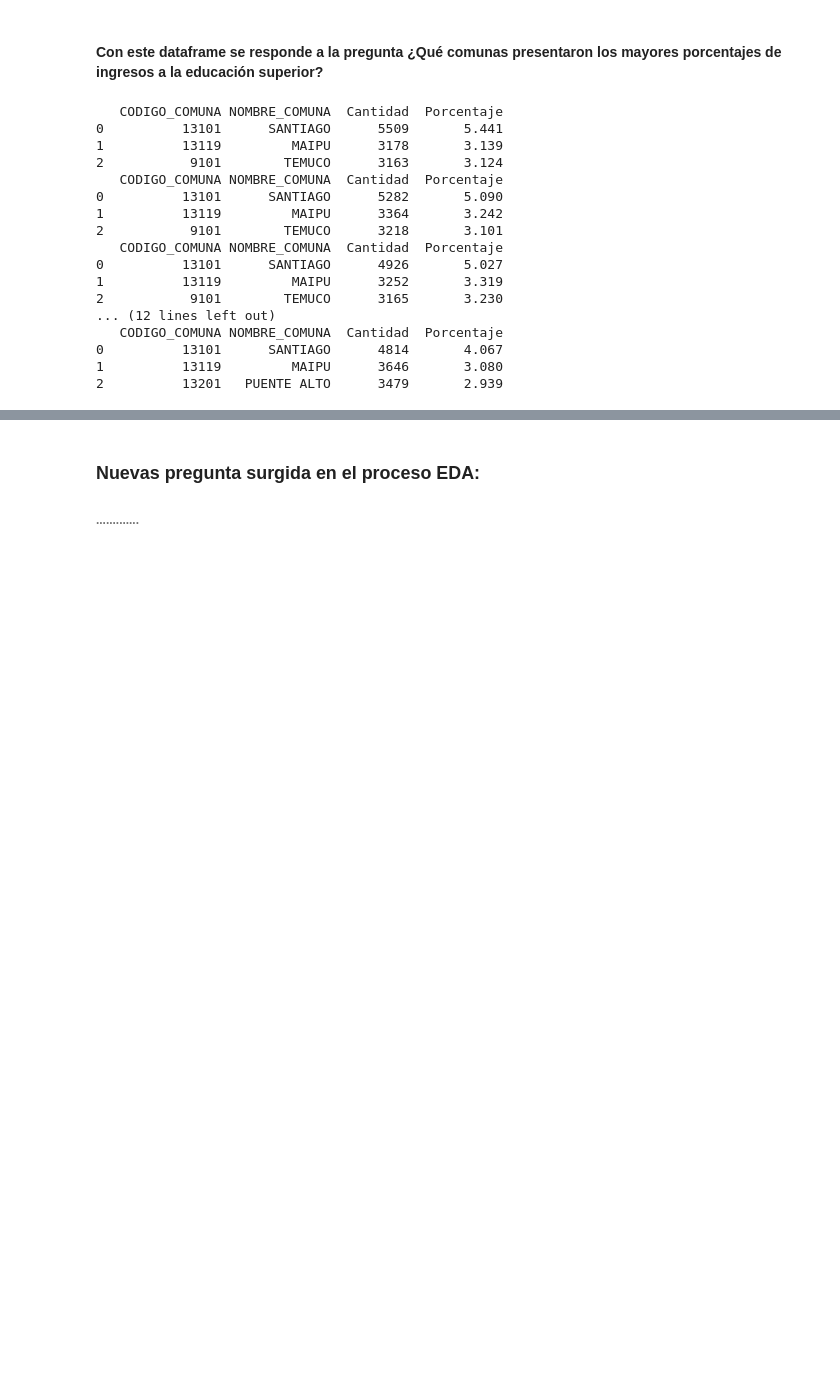
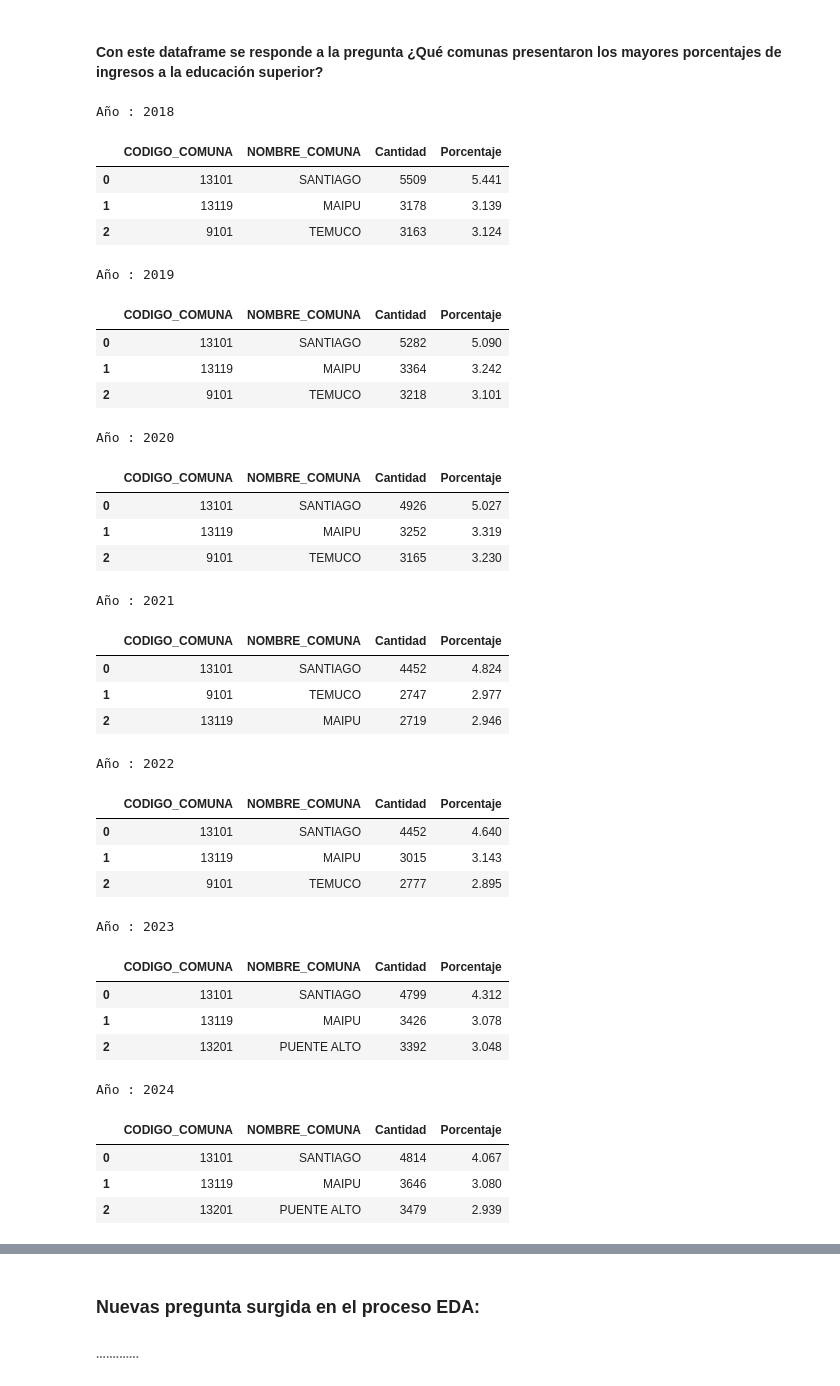
Before and after one commit to Proyecto-IMT-2200/2025-2, a Jupyter notebook: Borrador_Proyecto.ipynb, the cells around one changed output, grey strips where cells are left out. Drawn from its saved outputs; the diff is of its cells as text; code cells hidden in the pictures; blank space fills up the shorter version.

```diff
--- a/Borrador_Proyecto.ipynb
+++ b/Borrador_Proyecto.ipynb
@@ -727,25 +705,42 @@ lista_final[len(lista_final) - 1].head()
 #### Con este dataframe se responde a la pregunta ¿Qué comunas presentaron los mayores porcentajes de ingresos a la educación superior?
 # %%
 for i in range(len(lista_final)):
-    print(lista_final[i].head(3))
-
-#hacer mas bonita esta parte, la hare luego
+    print("Año :",2018 + i)
+    display(lista_final[i].head(3))
 # %% [output]
-   CODIGO_COMUNA NOMBRE_COMUNA  Cantidad  Porcentaje
-0          13101      SANTIAGO      5509       5.441
-1          13119         MAIPU      3178       3.139
-2           9101        TEMUCO      3163       3.124
-   CODIGO_COMUNA NOMBRE_COMUNA  Cantidad  Porcentaje
-0          13101      SANTIAGO      5282       5.090
-1          13119         MAIPU      3364       3.242
-2           9101        TEMUCO      3218       3.101
-   CODIGO_COMUNA NOMBRE_COMUNA  Cantidad  Porcentaje
-0          13101      SANTIAGO      4926       5.027
-1          13119         MAIPU      3252       3.319
-2           9101        TEMUCO      3165       3.230
-... (12 lines left out)
-   CODIGO_COMUNA NOMBRE_COMUNA  Cantidad  Porcentaje
-0          13101      SANTIAGO      4814       4.067
-1          13119         MAIPU      3646       3.080
-2          13201   PUENTE ALTO      3479       2.939
+Año : 2018
+|  | CODIGO_COMUNA | NOMBRE_COMUNA | Cantidad | Porcentaje |
+| 0 | 13101 | SANTIAGO | 5509 | 5.441 |
+| 1 | 13119 | MAIPU | 3178 | 3.139 |
+| 2 | 9101 | TEMUCO | 3163 | 3.124 |
+Año : 2019
+|  | CODIGO_COMUNA | NOMBRE_COMUNA | Cantidad | Porcentaje |
+| 0 | 13101 | SANTIAGO | 5282 | 5.090 |
+| 1 | 13119 | MAIPU | 3364 | 3.242 |
+| 2 | 9101 | TEMUCO | 3218 | 3.101 |
+Año : 2020
+|  | CODIGO_COMUNA | NOMBRE_COMUNA | Cantidad | Porcentaje |
+| 0 | 13101 | SANTIAGO | 4926 | 5.027 |
+| 1 | 13119 | MAIPU | 3252 | 3.319 |
+| 2 | 9101 | TEMUCO | 3165 | 3.230 |
+Año : 2021
+|  | CODIGO_COMUNA | NOMBRE_COMUNA | Cantidad | Porcentaje |
+| 0 | 13101 | SANTIAGO | 4452 | 4.824 |
+| 1 | 9101 | TEMUCO | 2747 | 2.977 |
+| 2 | 13119 | MAIPU | 2719 | 2.946 |
+Año : 2022
+|  | CODIGO_COMUNA | NOMBRE_COMUNA | Cantidad | Porcentaje |
+| 0 | 13101 | SANTIAGO | 4452 | 4.640 |
+| 1 | 13119 | MAIPU | 3015 | 3.143 |
+| 2 | 9101 | TEMUCO | 2777 | 2.895 |
+Año : 2023
+|  | CODIGO_COMUNA | NOMBRE_COMUNA | Cantidad | Porcentaje |
+| 0 | 13101 | SANTIAGO | 4799 | 4.312 |
+| 1 | 13119 | MAIPU | 3426 | 3.078 |
+| 2 | 13201 | PUENTE ALTO | 3392 | 3.048 |
+Año : 2024
+|  | CODIGO_COMUNA | NOMBRE_COMUNA | Cantidad | Porcentaje |
+| 0 | 13101 | SANTIAGO | 4814 | 4.067 |
+| 1 | 13119 | MAIPU | 3646 | 3.080 |
+| 2 | 13201 | PUENTE ALTO | 3479 | 2.939 |
 # %% [markdown]
```
Also changed, not shown: parts of 9 cells of this notebook.
